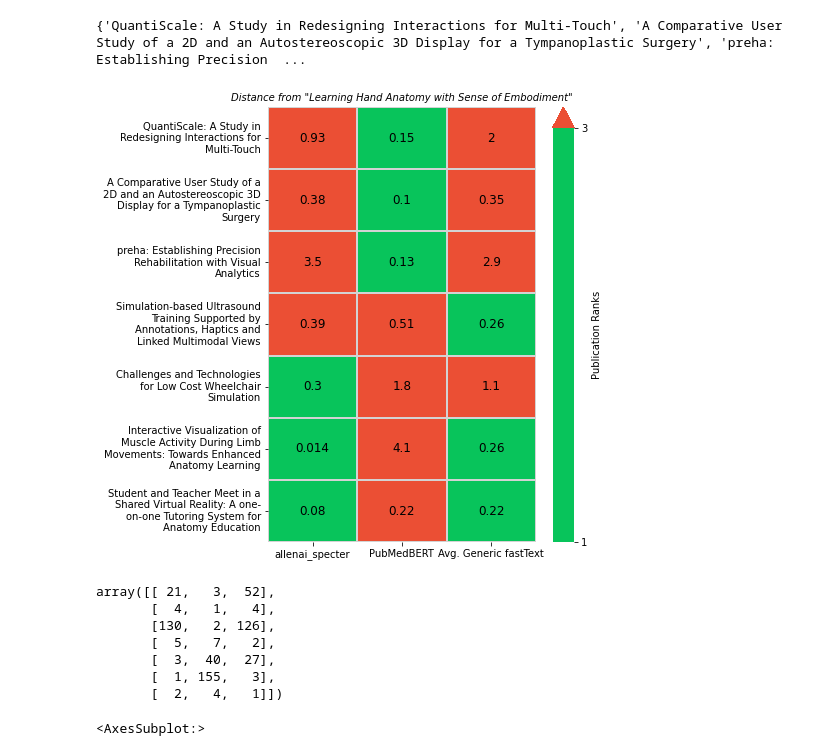
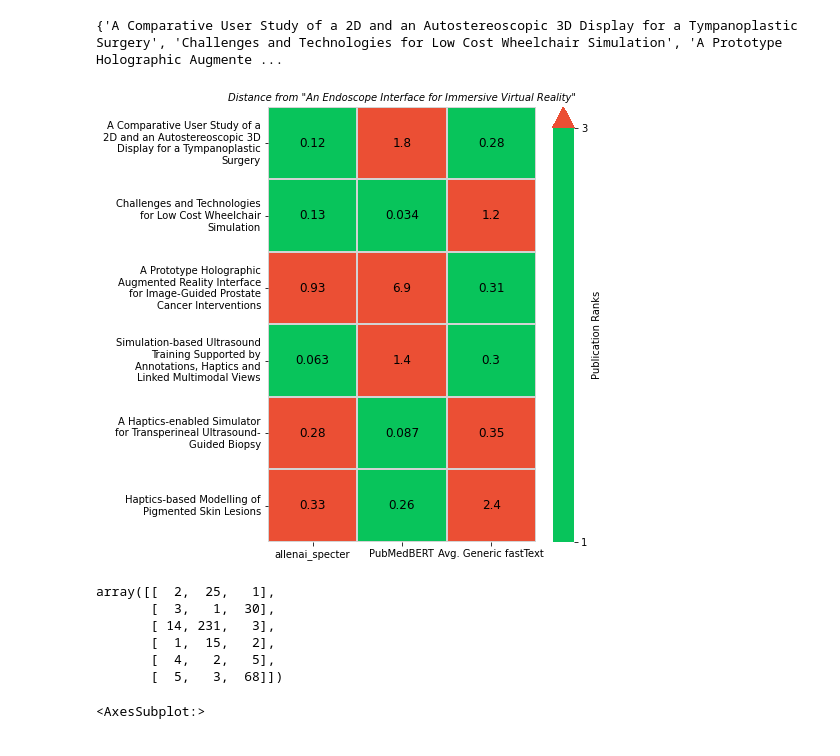
Before and after one commit to pruthvi-hegde/biomedvis, a Jupyter notebook: notebooks/k_neighbours.ipynb, the cells around one changed output. Saved outputs shown, nothing was run; the diff lists cells and outputs as text; code cells hidden in the pictures.

```diff
--- a/notebooks/k_neighbours.ipynb
+++ b/notebooks/k_neighbours.ipynb
@@ -141,29 +137,28 @@ def create_rank_matrix(target_title, K, drawplot=False):
 
     # model_names = ['BioWordVec','Generic fastText']
     models = ['allenai_specter', 'pubmedbert', 'generic_fasttext']
-    model_names = ['allenai_specter','PubMedBERT', 'Avg. Generic fastText']
+    model_names = ['allenai_specter', 'PubMedBERT', 'Avg. Generic fastText']
 
-
-    all_points = {model:load_points(model, target_title, k=236) for model in models}
-    points = {model:load_points(model, target_title, k=K) for model in models}
+    all_points = {model: load_points(model, target_title, k=236) for model in models}
+    points = {model: load_points(model, target_title, k=K) for model in models}
 
     # print(len(points))
     allkey = reduce(set.union, map(set, map(dict.keys, points.values())))
     if target_title in allkey:
         allkey.remove(target_title)
 
-
     d = np.zeros((len(allkey), len(models)))
     all_dist = []
     index_a = []
     for key in allkey:
         item = [points[m][key] if key in points[m] else all_points[m][key] for m in models]
-        a = [list(points[m].keys()).index(key) if key in points[m] else list(all_points[m].keys()).index(key) for m in models]
+        a = [list(points[m].keys()).index(key) if key in points[m] else list(all_points[m].keys()).index(key) for m in
+             models]
         index_a.append(a)
         all_dist.append(item)
 
     A = np.array(all_dist)
-    B= np.array(index_a)
+    B = np.array(index_a)
 
     avg = np.average(A, axis=0)
 
@@ -175,11 +170,13 @@ def create_rank_matrix(target_title, K, drawplot=False):
     if drawplot:
         print(allkey)
         fig, ax = plt.subplots(figsize=(6, 8))
-        ax = sns.heatmap(B, xticklabels=model_names, yticklabels=labels, annot=A, cbar_kws={'label':'Publication Ranks',
-                                                                                      'extend':'max',
-                                                                                        'ticks':[1,3]},
-                    cmap=my_cmap, vmin=1, vmax=3, cbar=True, ax=ax,
-                    annot_kws={'fontsize': 12, 'color':'black', 'alpha':1}, linewidths=0.08, linecolor='lightgray')
+        ax = sns.heatmap(B, xticklabels=model_names, yticklabels=labels, annot=A,
+                         cbar_kws={'label': 'Publication Ranks',
+                                   'extend': 'max',
+                                   'ticks': [1, 3]},
+                         cmap=my_cmap, vmin=1, vmax=3, cbar=True, ax=ax,
+                         annot_kws={'fontsize': 12, 'color': 'black', 'alpha': 1}, linewidths=0.08,
+                         linecolor='lightgray')
         # colorbar = ax.collections[0].colorbar
         # colorbar.set_ticks([1,2,3,4,5])
         # colorbar.set_ticklabels(['1','2','3','4','5'])
@@ -187,18 +184,17 @@ def create_rank_matrix(target_title, K, drawplot=False):
         plt.show()
     return B
 # %%
-target_title1 = "Learning Hand Anatomy with Sense of Embodiment"
+target_title1 = "An Endoscope Interface for Immersive Virtual Reality"
 B = create_rank_matrix(target_title1, 4, True)
 B
 # %% [output]
-{'QuantiScale: A Study in Redesigning Interactions for Multi-Touch', 'A Comparative User Study of a 2D and an Autostereoscopic 3D Display for a Tympanoplastic Surgery', 'preha: Establishing Precision  ...
+{'A Comparative User Study of a 2D and an Autostereoscopic 3D Display for a Tympanoplastic Surgery', 'Challenges and Technologies for Low Cost Wheelchair Simulation', 'A Prototype Holographic Augmente ...
-[figure, old version]
+[figure, new version]
-array([[ 21,   3,  52],
-       [  4,   1,   4],
-       [130,   2, 126],
-       [  5,   7,   2],
-       [  3,  40,  27],
-       [  1, 155,   3],
-       [  2,   4,   1]])
+array([[  2,  25,   1],
+       [  3,   1,  30],
+       [ 14, 231,   3],
+       [  1,  15,   2],
+       [  4,   2,   5],
+       [  5,   3,  68]])
 # %%
 import pandas as pd
```
Also changed, not shown: parts of 13 cells of this notebook, 4 other files.
